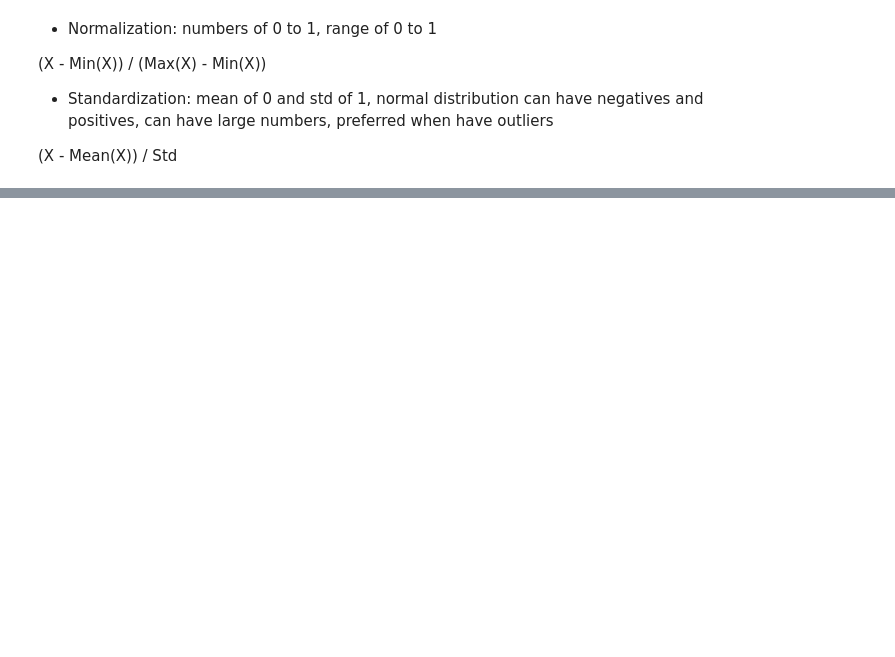
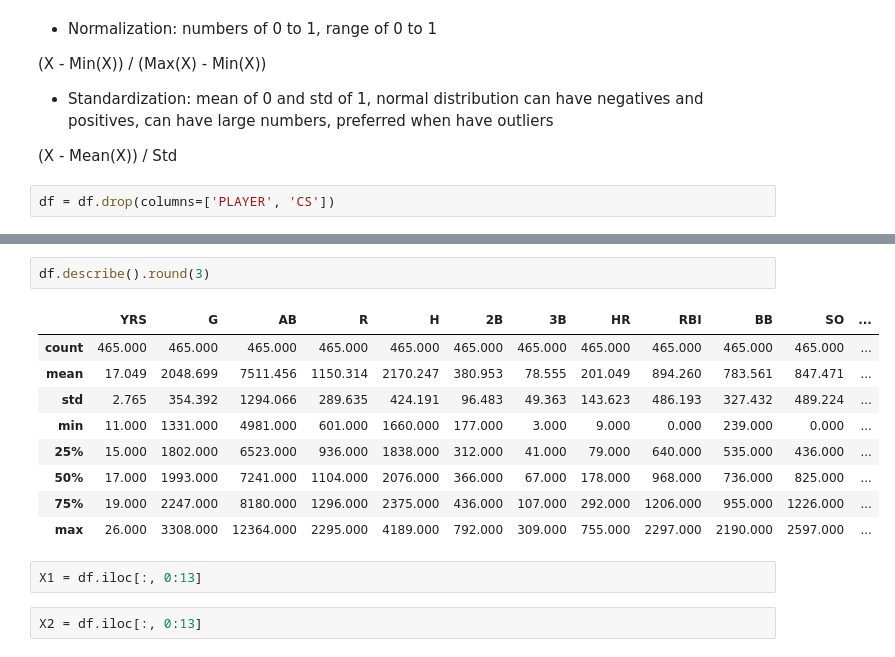
Before and after one commit to jechea14/leetcode, a Jupyter notebook: ML/learn_ml/practice.ipynb, the cells around one changed output, grey strips where cells are left out. Saved outputs shown, nothing was run; the diff lists cells and outputs as text; blank space fills up the shorter version.

```diff
--- a/ML/learn_ml/practice.ipynb
+++ b/ML/learn_ml/practice.ipynb
@@ -106,3 +108,5 @@ X_test.describe()
 can have negatives and positives, can have large numbers, preferred when have outliers
 
 (X - Mean(X)) / Std
+# %%
+df = df.drop(columns=['PLAYER', 'CS'])
@@ -108,0 +142,16 @@ can have negatives and positives, can have large numbers, preferred when have ou
+# %%
+df.describe().round(3)
+# %% [output]
+|  | YRS | G | AB | R | H | 2B | 3B | HR | RBI | BB | SO | ... |
+| count | 465.000 | 465.000 | 465.000 | 465.000 | 465.000 | 465.000 | 465.000 | 465.000 | 465.000 | 465.000 | 465.000 | ... |
+| mean | 17.049 | 2048.699 | 7511.456 | 1150.314 | 2170.247 | 380.953 | 78.555 | 201.049 | 894.260 | 783.561 | 847.471 | ... |
+| std | 2.765 | 354.392 | 1294.066 | 289.635 | 424.191 | 96.483 | 49.363 | 143.623 | 486.193 | 327.432 | 489.224 | ... |
+| min | 11.000 | 1331.000 | 4981.000 | 601.000 | 1660.000 | 177.000 | 3.000 | 9.000 | 0.000 | 239.000 | 0.000 | ... |
+| 25% | 15.000 | 1802.000 | 6523.000 | 936.000 | 1838.000 | 312.000 | 41.000 | 79.000 | 640.000 | 535.000 | 436.000 | ... |
+| 50% | 17.000 | 1993.000 | 7241.000 | 1104.000 | 2076.000 | 366.000 | 67.000 | 178.000 | 968.000 | 736.000 | 825.000 | ... |
+| 75% | 19.000 | 2247.000 | 8180.000 | 1296.000 | 2375.000 | 436.000 | 107.000 | 292.000 | 1206.000 | 955.000 | 1226.000 | ... |
+| max | 26.000 | 3308.000 | 12364.000 | 2295.000 | 4189.000 | 792.000 | 309.000 | 755.000 | 2297.000 | 2190.000 | 2597.000 | ... |
+# %%
+X1 = df.iloc[:, 0:13]
+# %%
+X2 = df.iloc[:, 0:13]
```
Also changed, not shown: parts of 4 cells of this notebook, 2 other files.
